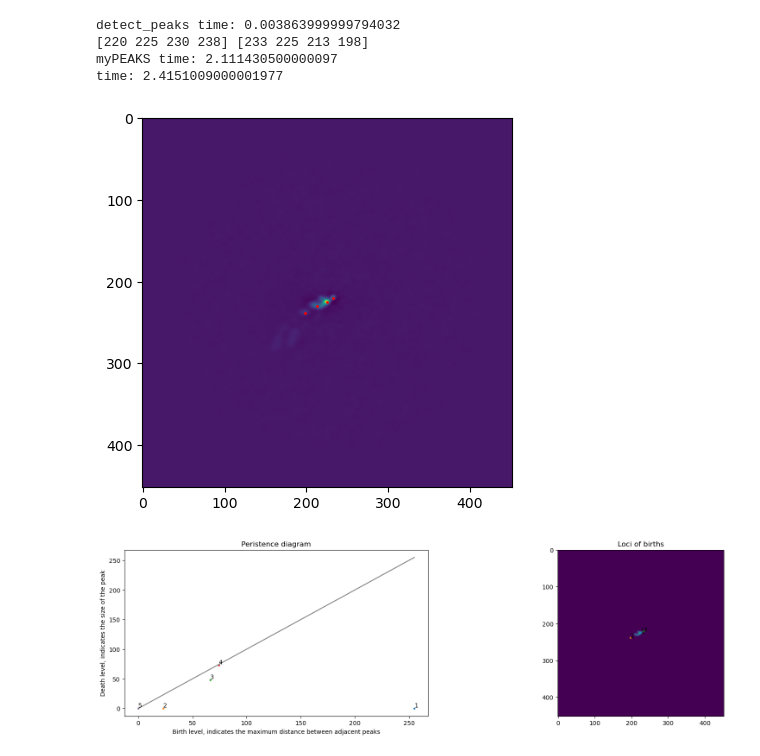
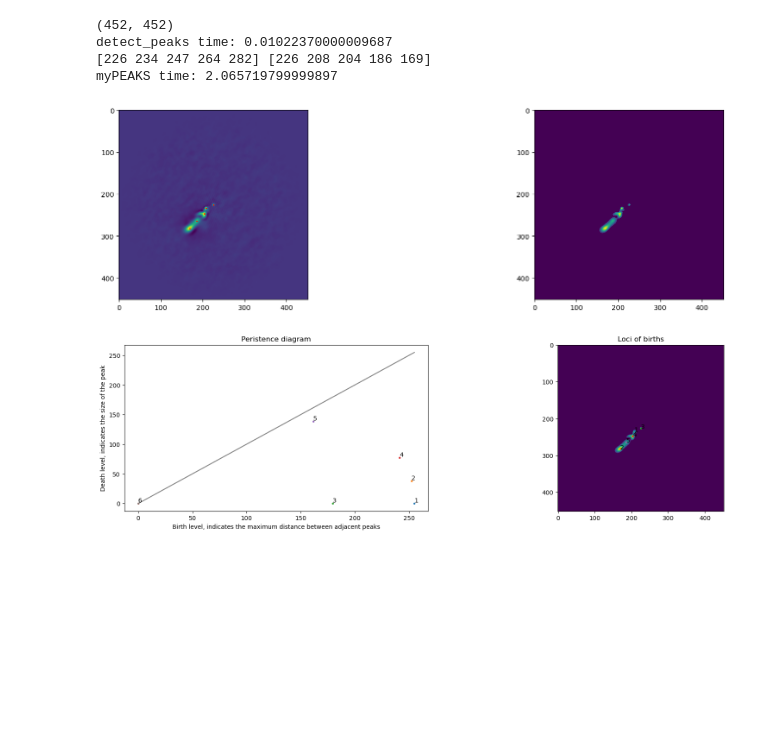
Before and after one commit to AntonMate/domecam, a Jupyter notebook: p0.ipynb, the cells around one changed output. Cells and saved outputs as stored; diff of their text form; code cells hidden in the pictures; blank space fills up the shorter version.

```diff
--- a/p0.ipynb
+++ b/p0.ipynb
@@ -31,7 +31,7 @@ from scipy.ndimage.morphology import generate_binary_structure, binary_erosion
 from scipy.ndimage.filters import maximum_filter
 
 
-def detect_peaks(image):
+def detect_peaks(image, size_of_neighborhood=None):
     st = time.perf_counter()
     """
     Takes an image and detect the peaks usingthe local maximum filter.
@@ -40,7 +40,8 @@ def detect_peaks(image):
     """
 
     # define an 8-connected neighborhood
-    neighborhood = generate_binary_structure(2,2)
+#     neighborhood = generate_binary_structure(2,2)
+    neighborhood = np.ones((size_of_neighborhood, size_of_neighborhood))
 
     #apply the local maximum filter; all pixel of maximal value
     #in their neighborhood are set to 1
@@ -290,26 +291,26 @@ print('\ntotal Cn2:', np.sum(total_Cn2)*1e-13)
 print(f'r0: {r0:.2f}')
 print(f'seeing: {seeing:.2f}')
 # %%
-img = np.loadtxt("D:/astro/domecam/data/20210130c_m2km_corr_4_blur.gz")
+img = np.loadtxt("D:/astro/domecam/data/20210130l_m2km_corr_4_blur.gz")
 
-st = time.perf_counter()
 
 thresh = best_thresh(img, acc=5)
 im = img * (img>thresh)
 
-y, x =np.where(detect_peaks(im) != 0)
+y, x =np.where(detect_peaks(im, size_of_neighborhood=7) != 0)
 print(y, x)
-plt.figure()
-plt.scatter(x, y, c='red', s=1)
-plt.imshow(img)
+
+fig, (ax, ax2) = plt.subplots(1, 2, figsize=(20, 5))
+ax.scatter(x, y, c='red', s=1)
+ax.imshow(img)
+
+ax2.imshow(im)
 
 coords2d, coords1d = myPEAKS(im, accuracy=15)
-
-print('time:', time.perf_counter()-st)
 # %% [output]
-detect_peaks time: 0.003863999999794032
-[220 225 230 238] [233 225 213 198]
-myPEAKS time: 2.111430500000097
-time: 2.4151009000001977
+(452, 452)
+detect_peaks time: 0.01022370000009687
+[226 234 247 264 282] [226 208 204 186 169]
+myPEAKS time: 2.065719799999897
-[figure, old version]
+[figure, new version]
-[figure, old version]
+[figure, new version]
```
Also changed, not shown: 6 other files.
